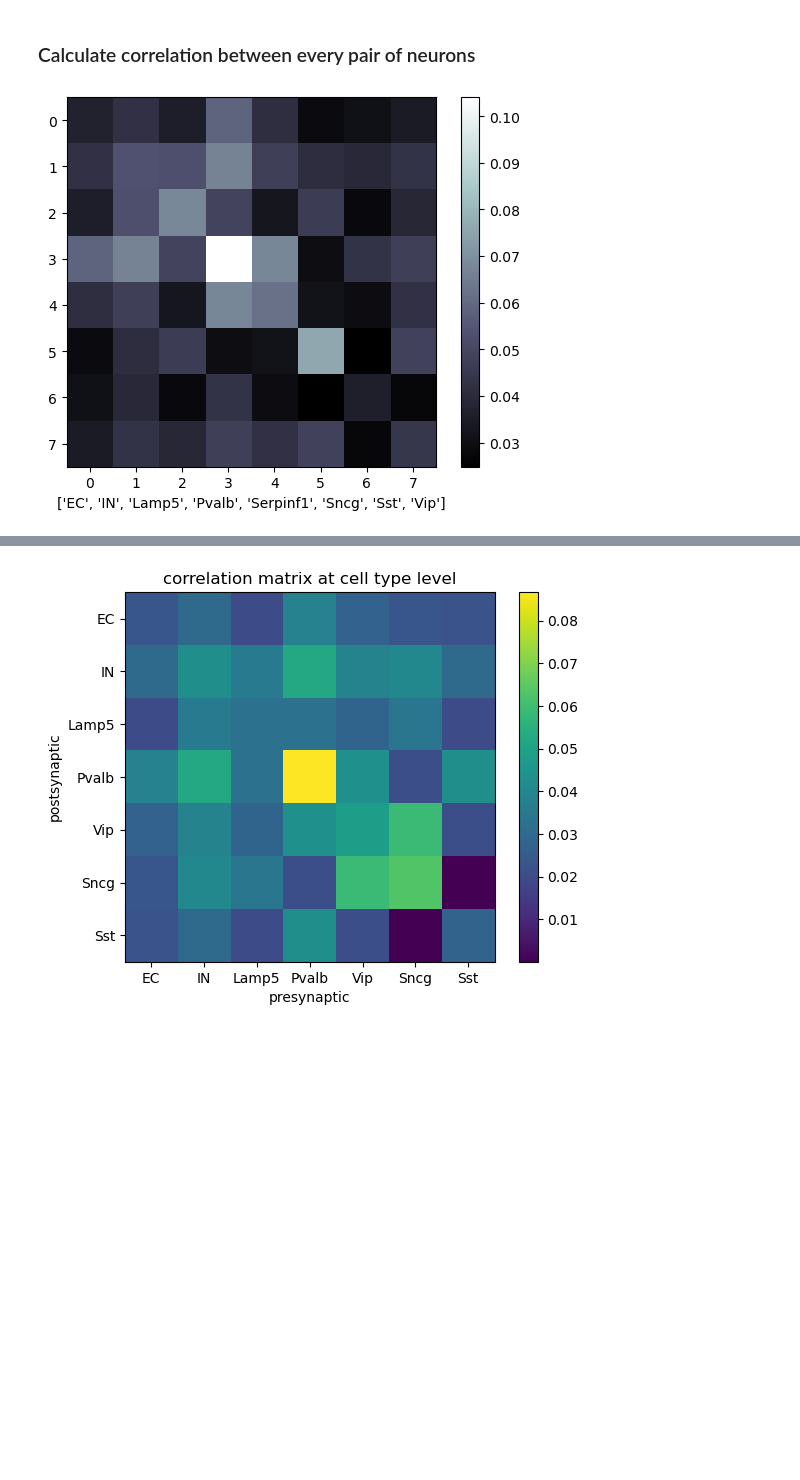
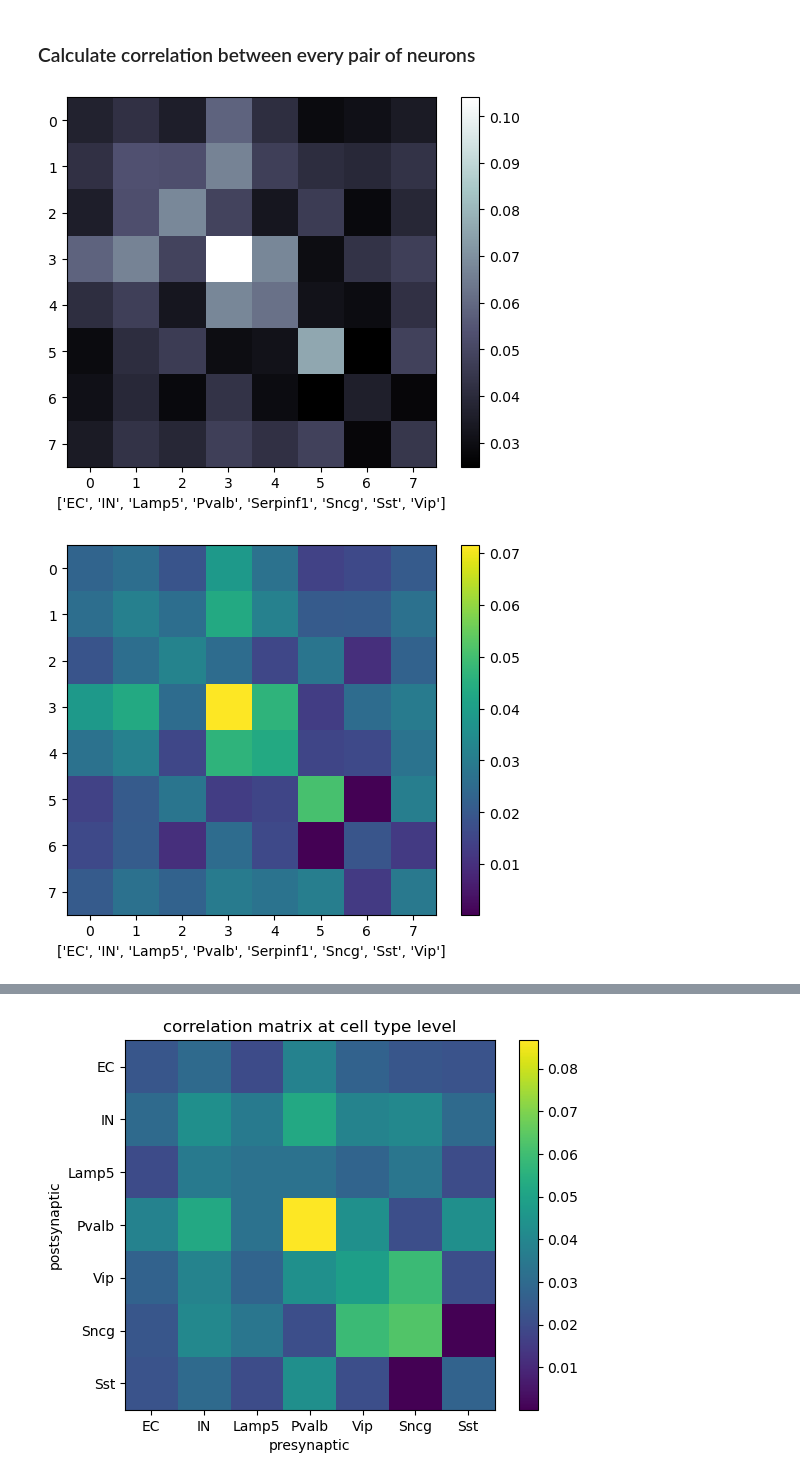
Before and after one commit to wuweizhang0723/func2graph, a Jupyter notebook: notebook/check_data/mouse_data.ipynb, the cells around one changed output, grey strips where cells are left out. Saved outputs shown, nothing was run; the diff lists cells and outputs as text; code cells hidden in the pictures; blank space fills up the shorter version.

```diff
--- a/notebook/check_data/mouse_data.ipynb
+++ b/notebook/check_data/mouse_data.ipynb
@@ -246,61 +246,101 @@ experiment_KK_prob_1 = tools.multisession_NN_to_KK_1(
     cell_type_order,
     all_sessions_new_cell_type_id,
 )
-experiment_KK_strength_1 = []
-for multisession_binary_NN_list in threshold_result:
-    experiment_KK_strength_1.append(tools.multisession_NN_to_KK_1(
-        multisession_NN_list,
-        multisession_binary_NN_list,
-        cell_type_order,
-        all_sessions_new_cell_type_id,
-    ))
+experiment_KK_strength_1 = tools.multisession_NN_to_KK_1(
+    multisession_NN_list,
+    None,
+    cell_type_order,
+    all_sessions_new_cell_type_id,
+)
+# for multisession_binary_NN_list in threshold_result:
+#     experiment_KK_strength_1.append(tools.multisession_NN_to_KK_1(
+#         multisession_NN_list,
+#         multisession_binary_NN_list,
+#         cell_type_order,
+#         all_sessions_new_cell_type_id,
+#     ))
+
 
 plt.imshow(experiment_KK_prob_1, interpolation='nearest', cmap='bone')
 plt.xlabel(str(cell_type_order))
 plt.colorbar()
 plt.show()
-for i in range(len(thresholds)):
-    print('threshold: ', thresholds[i])
-    plt.imshow(experiment_KK_strength_1[i], interpolation='nearest')
-    plt.xlabel(str(cell_type_order))
-    plt.colorbar()
-    plt.show()
+plt.imshow(experiment_KK_strength_1, interpolation='nearest')
+plt.xlabel(str(cell_type_order))
+plt.colorbar()
+plt.show()
+# for i in range(len(thresholds)):
+#     print('threshold: ', thresholds[i])
+#     plt.imshow(experiment_KK_strength_1[i], interpolation='nearest')
+#     plt.xlabel(str(cell_type_order))
+#     plt.colorbar()
+#     plt.show()
 
 print("-------------------------------------")
 
 experiment_KK_prob_2 = tools.multisession_NN_to_KK_2(
     multisession_NN_list_prob,
     None,
     cell_type_order,
     all_sessions_new_cell_type_id,
 )
-experiment_KK_strength_2 = []
-for multisession_binary_NN_list in threshold_result:
-    experiment_KK_strength_2.append(tools.multisession_NN_to_KK_2(
-        multisession_NN_list,
-        multisession_binary_NN_list,
-        cell_type_order,
-        all_sessions_new_cell_type_id,
-    ))
+experiment_KK_strength_2 = tools.multisession_NN_to_KK_2(
+    multisession_NN_list,
+    None,
+    cell_type_order,
+    all_sessions_new_cell_type_id,
+)
+# for multisession_binary_NN_list in threshold_result:
+#     experiment_KK_strength_2.append(tools.multisession_NN_to_KK_2(
+#         multisession_NN_list,
+#         multisession_binary_NN_list,
+#         cell_type_order,
+#         all_sessions_new_cell_type_id,
+#     ))
 
 plt.imshow(experiment_KK_prob_2, interpolation='nearest', cmap='bone')
 plt.xlabel(str(cell_type_order))
 plt.colorbar()
 plt.show()
-for i in range(len(thresholds)):
-    print('threshold: ', thresholds[i])
-    plt.imshow(experiment_KK_strength_2[i], interpolation='nearest')
-    plt.xlabel(str(cell_type_order))
-    plt.colorbar()
-    plt.show()
+plt.imshow(experiment_KK_strength_2, interpolation='nearest')
+plt.xlabel(str(cell_type_order))
+plt.colorbar()
+plt.show()
+# for i in range(len(thresholds)):
+#     print('threshold: ', thresholds[i])
+#     plt.imshow(experiment_KK_strength_2[i], interpolation='nearest')
+#     plt.xlabel(str(cell_type_order))
+#     plt.colorbar()
+#     plt.show()
 
 
 # 4)
 eval_cell_type_order = ['EC', 'Pvalb', 'Sst', 'Vip']
 eval_KK_prob_1 = tools.experiment_KK_to_eval_KK(experiment_KK_prob_1, cell_type_order, eval_cell_type_order)
 plt.imshow(eval_KK_prob_1, interpolation='nearest', cmap='bone')
 plt.xlabel(str(eval_cell_type_order))
 plt.colorbar()
 plt.show()
+
+eval_KK_strength_1 = tools.experiment_KK_to_eval_KK(experiment_KK_strength_1, cell_type_order, eval_cell_type_order)
+plt.imshow(eval_KK_strength_1, interpolation='nearest')
+plt.xlabel(str(eval_cell_type_order))
+plt.colorbar()
+plt.show()
+
+print("-------------------------------------")
+
+eval_KK_prob_2 = tools.experiment_KK_to_eval_KK(experiment_KK_prob_2, cell_type_order, eval_cell_type_order)
+plt.imshow(eval_KK_prob_2, interpolation='nearest', cmap='bone')
+plt.xlabel(str(eval_cell_type_order))
+plt.colorbar()
+plt.show()
+
+eval_KK_strength_2 = tools.experiment_KK_to_eval_KK(experiment_KK_strength_2, cell_type_order, eval_cell_type_order)
+plt.imshow(eval_KK_strength_2, interpolation='nearest')
+plt.xlabel(str(eval_cell_type_order))
+plt.colorbar()
+plt.show()
 # %% [output]
 [figure]
+[figure, new version]
```
Also changed, not shown: parts of 3 cells of this notebook, 1 other file.
